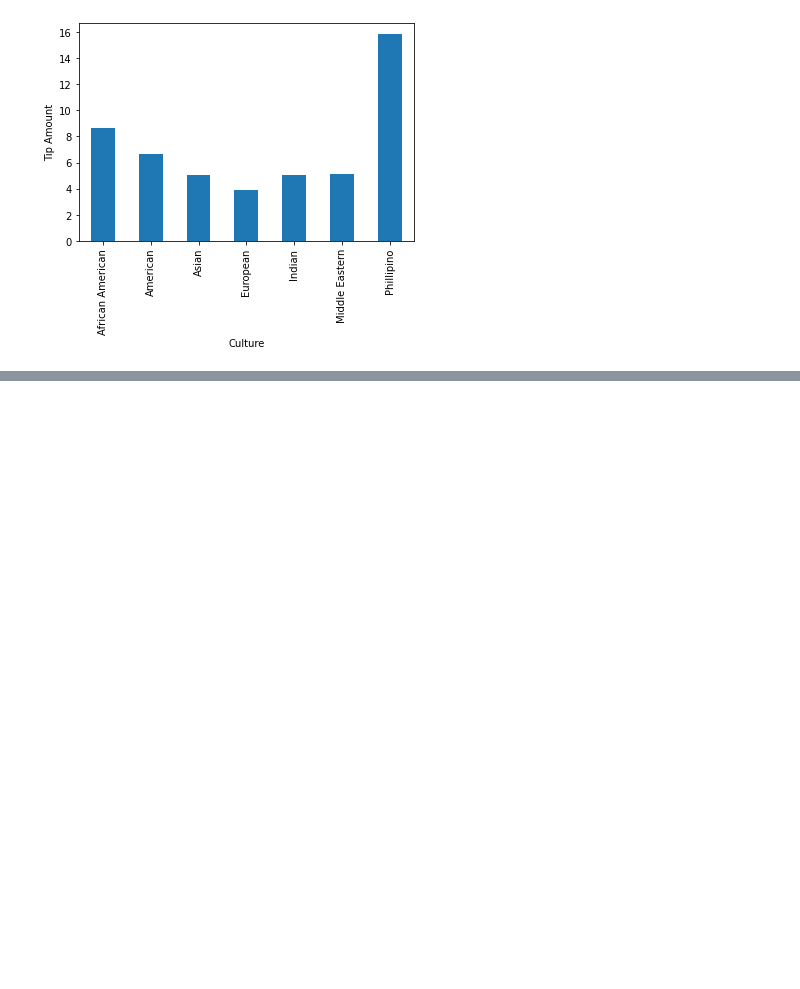
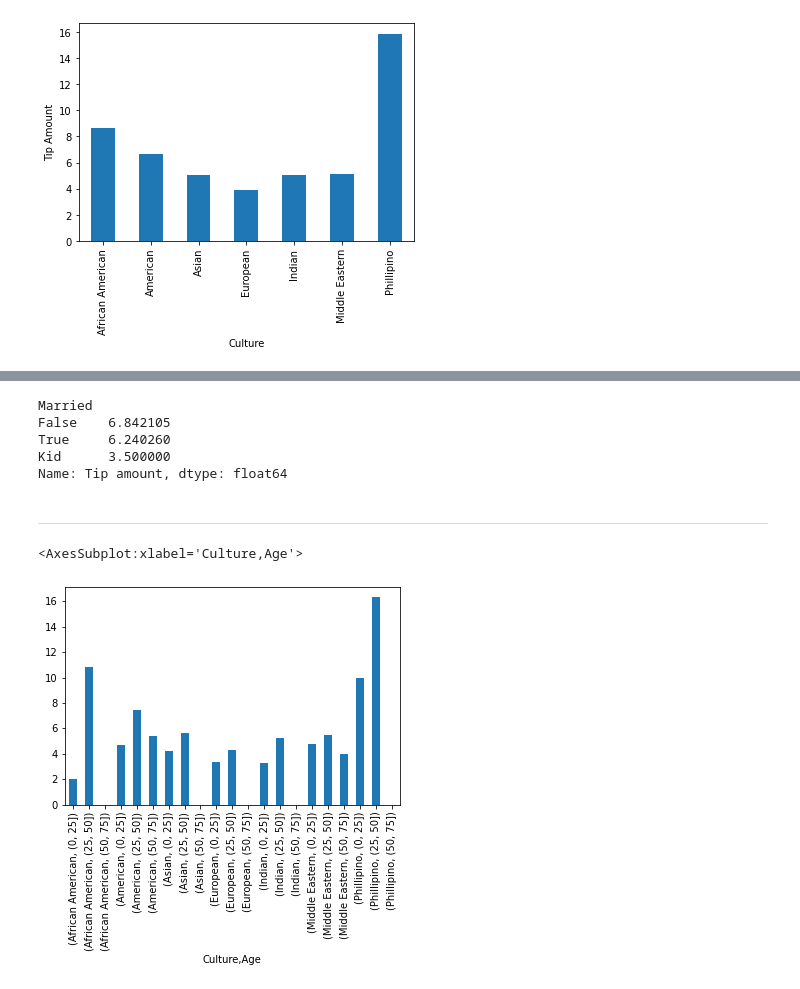
Before and after one commit to HolmQ84/DataScience-JupyterProjects, a Jupyter notebook: Assignment 2 - Haircut Tip Amounts.ipynb, the cells around one changed output, grey strips where cells are left out. Cells and saved outputs as stored; diff of their text form; code cells hidden in the pictures; blank space fills up the shorter version.

```diff
--- a/Assignment 2 - Haircut Tip Amounts.ipynb
+++ b/Assignment 2 - Haircut Tip Amounts.ipynb
@@ -351,0 +320,17 @@ Name: Tip amount, dtype: float64
+# %%
+tipsByRelationshipStatus['Tip amount']
+# %% [output]
+Married
+False    6.842105
+True     6.240260
+Kid      3.500000
+Name: Tip amount, dtype: float64
+# %% [markdown]
+***
+# %%
+ranges = [0, 25, 50, 75]
+tipsByAge = tipAmounts.groupby(['Culture',(pd.cut(tipAmounts.Age, ranges))]).mean()
+tipsByAge['Tip amount'].plot.bar()
+# %% [output]
+<AxesSubplot:xlabel='Culture,Age'>
+[figure, added]
```
Also changed, not shown: parts of 33 cells of this notebook.
